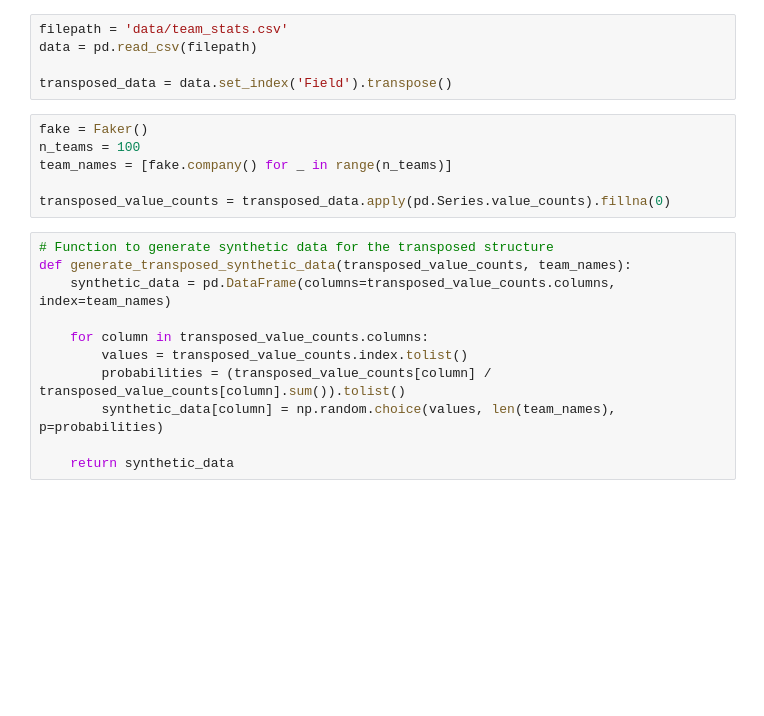
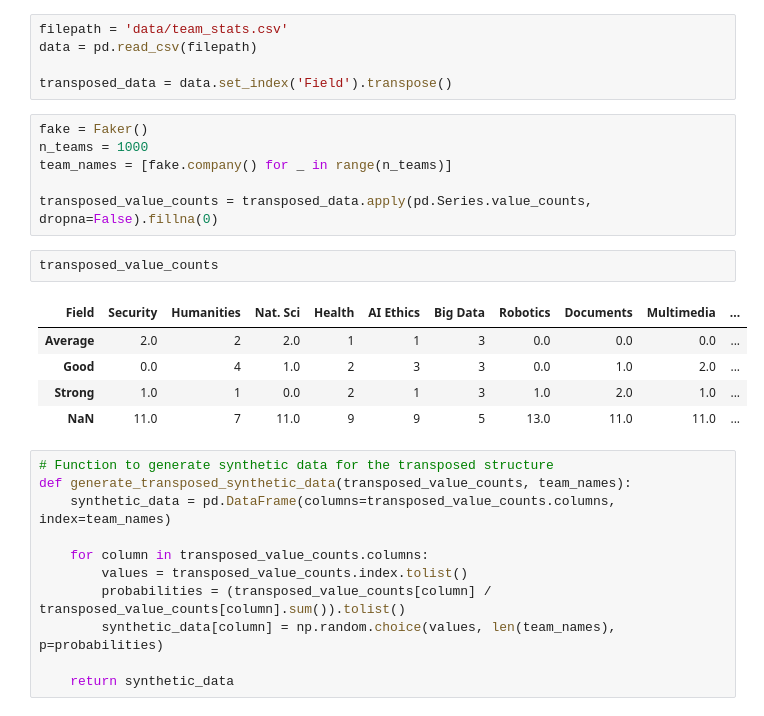
Before and after one commit to codegithubka/Deep-Autoencoder-Company-Segmentation, a Jupyter notebook: synthetic_data_generator.ipynb, the cells around one changed output. Saved outputs shown, nothing was run; the diff lists cells and outputs as text; blank space fills up the shorter version.

```diff
--- a/synthetic_data_generator.ipynb
+++ b/synthetic_data_generator.ipynb
@@ -19,10 +19,18 @@ data = pd.read_csv(filepath)
 transposed_data = data.set_index('Field').transpose()
 # %%
 fake = Faker()
-n_teams = 100
+n_teams = 1000
 team_names = [fake.company() for _ in range(n_teams)]
 
-transposed_value_counts = transposed_data.apply(pd.Series.value_counts).fillna(0)
+transposed_value_counts = transposed_data.apply(pd.Series.value_counts, dropna=False).fillna(0)
+# %%
+transposed_value_counts
+# %% [output]
+| Field | Security | Humanities | Nat. Sci | Health | AI Ethics | Big Data | Robotics | Documents | Multimedia | ... |
+| Average | 2.0 | 2 | 2.0 | 1 | 1 | 3 | 0.0 | 0.0 | 0.0 | ... |
+| Good | 0.0 | 4 | 1.0 | 2 | 3 | 3 | 0.0 | 1.0 | 2.0 | ... |
+| Strong | 1.0 | 1 | 0.0 | 2 | 1 | 3 | 1.0 | 2.0 | 1.0 | ... |
+| NaN | 11.0 | 7 | 11.0 | 9 | 9 | 5 | 13.0 | 11.0 | 11.0 | ... |
 # %%
 # Function to generate synthetic data for the transposed structure
 def generate_transposed_synthetic_data(transposed_value_counts, team_names):
```
Also changed, not shown: parts of 2 cells of this notebook, 2 other files.
